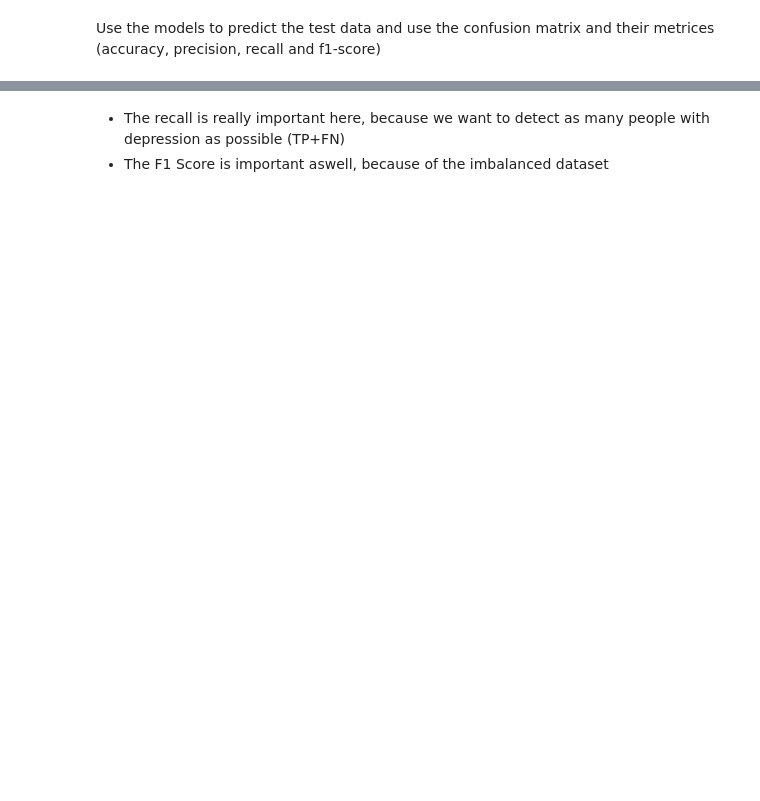
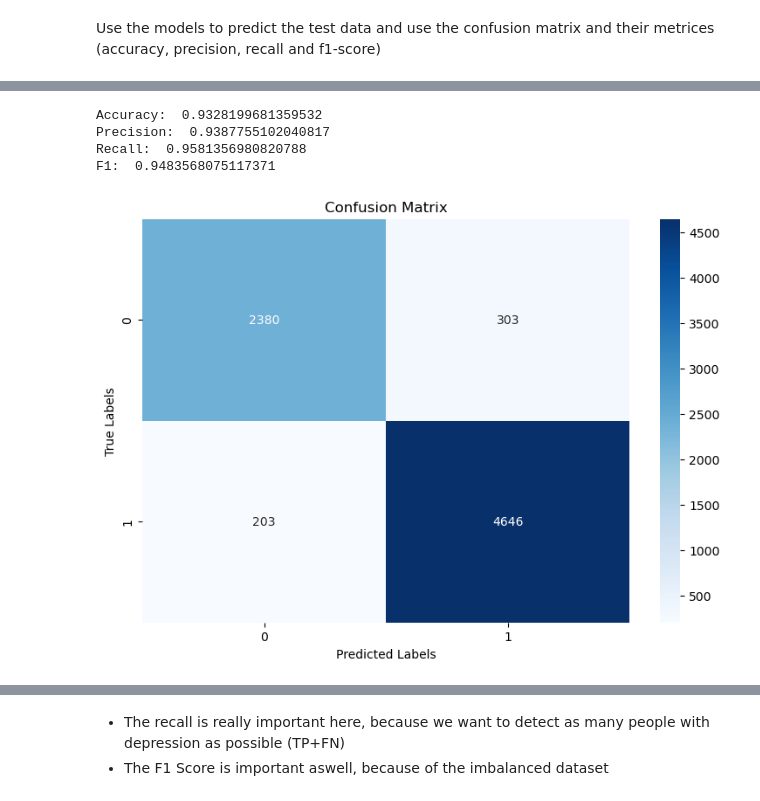
Before and after one commit to tam4x/Depression_Level_Classifier, a Jupyter notebook: Pier/Evaluation.ipynb, the cells around one changed output, grey strips where cells are left out. Saved outputs shown, nothing was run; the diff lists cells and outputs as text; code cells hidden in the pictures; blank space fills up the shorter version.

```diff
--- a/Pier/Evaluation.ipynb
+++ b/Pier/Evaluation.ipynb
@@ -56,0 +146,36 @@ print('F1: ', f1)
+# %%
+depression_classifier = 'MH_PHQ_S'
+sample_version = 2
+
+
+model_mh_phq_s_v2 = Depression_Classifier_v_2(input_size, hidden_size).to(device)
+model_mh_phq_s_v2.load_state_dict(torch.load('Models/MH_PHQ_S_v2.pth'))
+model_mh_phq_s_v2.eval()
+true_labels_all, predicted_labels_all, predicted_probabilites, TN, FP, FN, TP = evaluate(model_mh_phq_s_v2, device, 'MH_PHQ_S', sample_version)
+
+
+accuracy, precision, recall, f1, FNR = compute_metrics(TN, FP, FN, TP)
+print('Accuracy: ', accuracy)
+print('Precision: ', precision)
+print('Recall: ', recall)
+print('F1: ', f1)
+
+model.append('MLP_' + depression_classifier + f'_v{sample_version}')
+accuracys.append(accuracy)
+precisions.append(precision)
+recalls.append(recall)
+f1_scores.append(f1)
+# Compute TPR and FPR
+fpr, tpr, threshold = roc_curve(true_labels_all, predicted_probabilites)
+fprs.append(fpr)
+tprs.append(tpr)
+thresholds.append(threshold)
+# Calculate AUC (Area Under the Curve)
+auc.append(roc_auc_score(true_labels_all, predicted_probabilites))
+#auc.append(create_roc(true_labels_all, predicted_probabilites, depression_classifier, sample_version, model_name='MLP'))
+# %% [output]
+Accuracy:  0.9328199681359532
+Precision:  0.9387755102040817
+Recall:  0.9581356980820788
+F1:  0.9483568075117371
+[figure, added]
```
Also changed, not shown: parts of 10 cells of this notebook, 31 other files.
